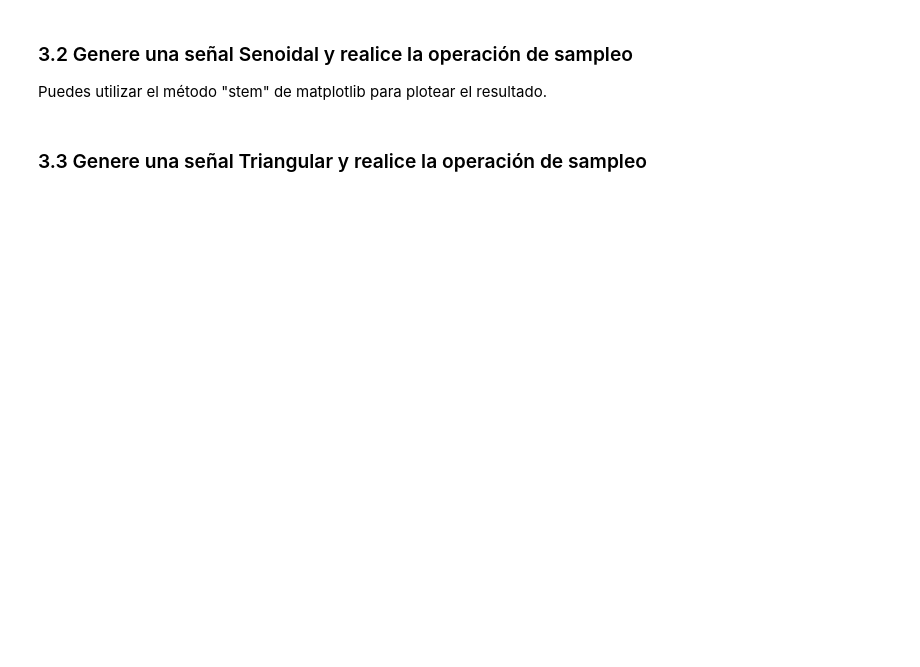
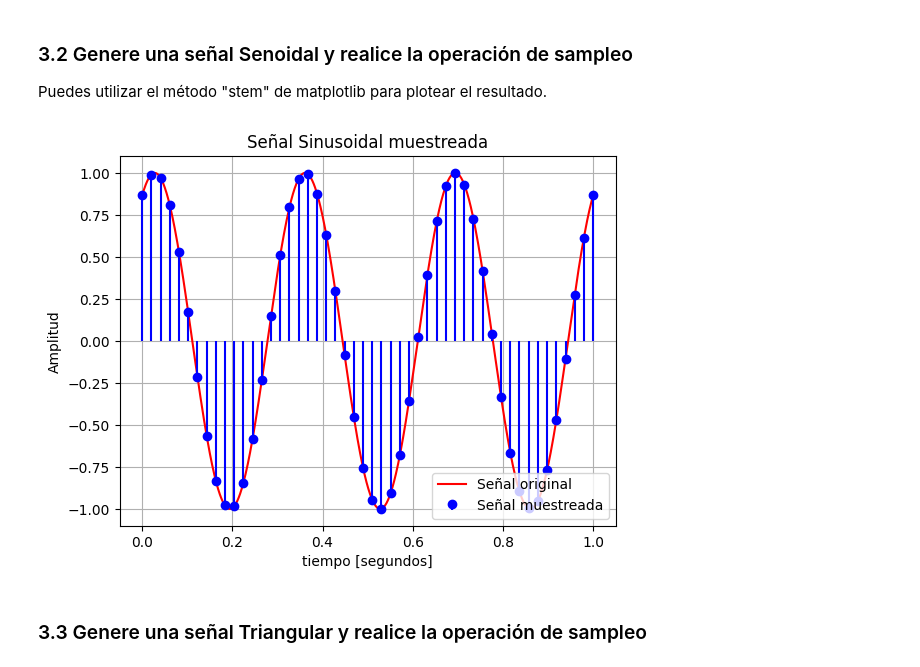
Before and after one commit to MatiasArmijo/Actividades-EIE-401-Matias-Armijo, a Jupyter notebook: actividad-2/Actividad_2_ArmijoMatias_204623155.ipynb, the cells around one changed output. Saved outputs shown, nothing was run; the diff lists cells and outputs as text; code cells hidden in the pictures; blank space fills up the shorter version.

```diff
--- a/actividad-2/Actividad_2_ArmijoMatias_204623155.ipynb
+++ b/actividad-2/Actividad_2_ArmijoMatias_204623155.ipynb
@@ -104,5 +141,23 @@ Para esto puedes usar alguna librería de python
 # %% [markdown]
 ### 3.2 Genere una señal Senoidal y realice la operación de sampleo
 Puedes utilizar el método "stem" de matplotlib para plotear el resultado.
+# %%
+# Funcion sinusoidal original
+sinusoidal = np.sin(2*np.pi*f*t + np.pi/3)
+
+# Funcion sinusoidal muestreada
+sin_muestreada = np.sin(2*np.pi*f*t_muestreo + np.pi/3)
+
+# Graficos
+plt.plot(t,sinusoidal,color='red')
+plt.stem(t_muestreo,sin_muestreada, linefmt='b-', markerfmt='bo', basefmt=' ')
+plt.legend(["Señal original","Señal muestreada"],loc="lower right")
+plt.title('Señal Sinusoidal muestreada')
+plt.xlabel('tiempo [segundos]')
+plt.ylabel('Amplitud')
+plt.grid(True)
+plt.show()
+# %% [output]
+[figure, added]
 # %% [markdown]
 ### 3.3 Genere una señal Triangular y realice la operación de sampleo
```
Also changed, not shown: parts of 13 cells of this notebook.
